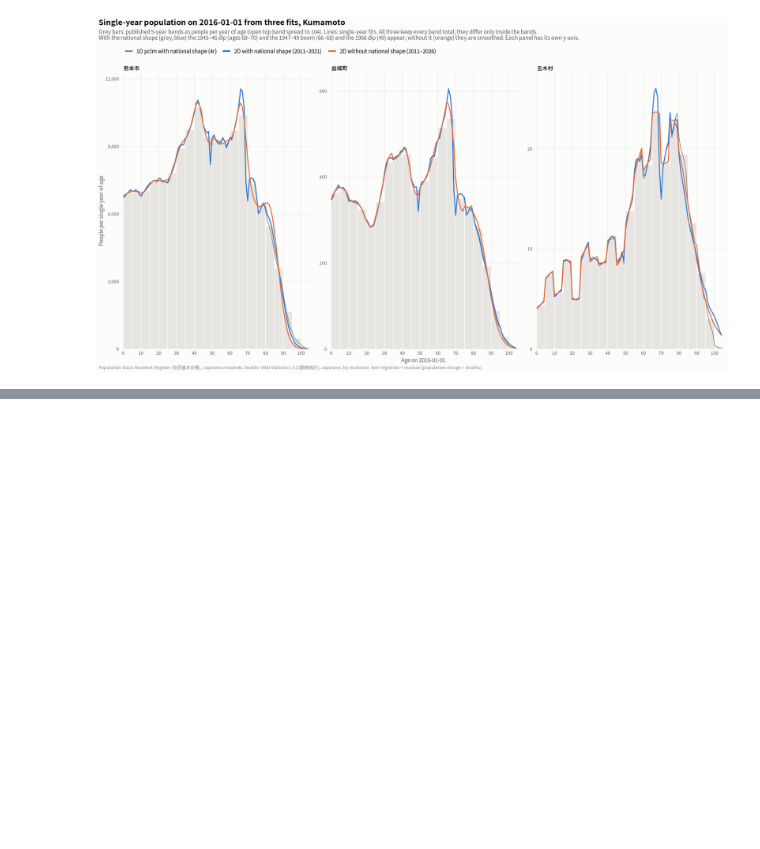
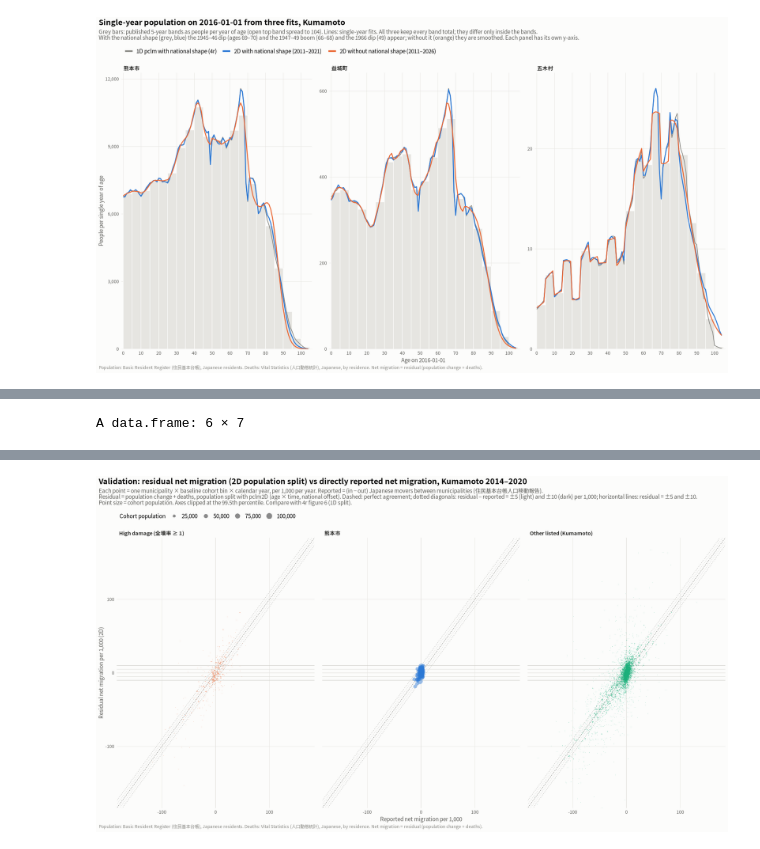
Before and after one commit to toshiakiasakura/jpn_disaster_recovery, a Jupyter notebook: src/5r_ungroup2d.ipynb, the cells around one changed output, grey strips where cells are left out. Cells and saved outputs as stored; diff of their text form; code cells hidden in the pictures; blank space fills up the shorter version.

```diff
--- a/src/5r_ungroup2d.ipynb
+++ b/src/5r_ungroup2d.ipynb
@@ -916,0 +929,39 @@ show_save(p10, "10_kumamoto_2016_single_year_fits", width = 17, height = 6.5)
+# %%
+# 4r section 6 summary, 1D and 2D side by side
+val |>
+  mutate(group = factor(group, levels = group_levels$kumamoto)) |>
+  group_by(method, group) |>
+  summarise(points = n(), correlation = round(cor(residual, reported), 3),
+            mean_residual = round(weighted.mean(residual, P0), 1),
+            mean_reported = round(weighted.mean(reported, P0), 1),
+            mean_difference = round(weighted.mean(residual - reported, P0), 1), .groups = "drop") |>
+  arrange(group, method) |>
+  as.data.frame()
+
+val2 <- val |> filter(method == "2D pclm2D") |>
+  mutate(group = factor(group, levels = group_levels$kumamoto))
+lim <- quantile(abs(c(val2$residual, val2$reported)), 0.995)
+p11 <- ggplot(val2, aes(reported, residual, colour = group)) +
+  # reference lines at +-5 and +-10 per 1,000: horizontal (residual) and diagonal (residual - reported)
+  geom_hline(yintercept = c(-10, 10), colour = "#c9c8c3", linewidth = 0.35) +
+  geom_hline(yintercept = c(-5, 5), colour = "#dcdbd6", linewidth = 0.3) +
+  geom_abline(slope = 1, intercept = c(-10, 10), colour = "#8a8a85", linewidth = 0.35, linetype = "dotted") +
+  geom_abline(slope = 1, intercept = c(-5, 5), colour = "#b5b4af", linewidth = 0.3, linetype = "dotted") +
+  geom_abline(slope = 1, intercept = 0, colour = ink3, linewidth = 0.4, linetype = "22") +
+  geom_hline(yintercept = 0, colour = grid_col) + geom_vline(xintercept = 0, colour = grid_col) +
+  geom_point(aes(size = P0), alpha = 0.45, stroke = 0) +
+  facet_wrap(~group, nrow = 1) +
+  scale_colour_manual(values = group_cols[group_levels$kumamoto], guide = "none") +
+  scale_size_area(max_size = 5, name = "Cohort population", labels = scales::label_comma()) +
+  coord_cartesian(xlim = c(-lim, lim), ylim = c(-lim, lim)) +
+  labs(title = "Validation: residual net migration (2D population split) vs directly reported net migration, Kumamoto 2014–2020",
+       subtitle = paste0("Each point = one municipality × baseline cohort bin × calendar year, per 1,000 per year. ",
+                         "Reported = (in − out) Japanese movers between municipalities (住民基本台帳人口移動報告).\n",
+                         "Residual = population change + deaths, population split with pclm2D (age × time, national offset). ",
+                         "Dashed: perfect agreement; dotted diagonals: residual − reported = ±5 (light) and ±10 (dark) per 1,000; horizontal lines: residual = ±5 and ±10.\nPoint size = cohort population. Axes clipped at the 99.5th percentile. Compare with 4r figure 6 (1D split)."),
+       x = "Reported net migration per 1,000", y = "Residual net migration per 1,000 (2D)", caption = src_note) +
+  base_theme() +
+  theme(panel.grid.major.x = element_line(colour = grid_col, linewidth = 0.3))
+show_save(p11, "11_kumamoto_residual_vs_reported_2d", width = 16, height = 6.5)
+# %% [output]
+A data.frame: 6 × 7
@@ -916,0 +976 @@ show_save(p10, "10_kumamoto_2016_single_year_fits", width = 17, height = 6.5)
+[figure, added]
```
Also changed, not shown: parts of 3 cells of this notebook.
